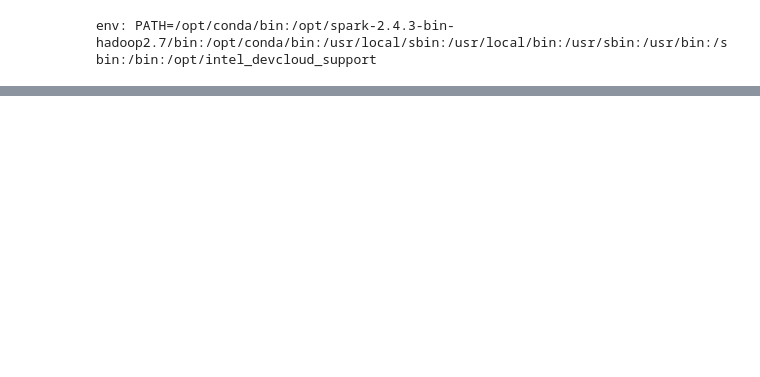
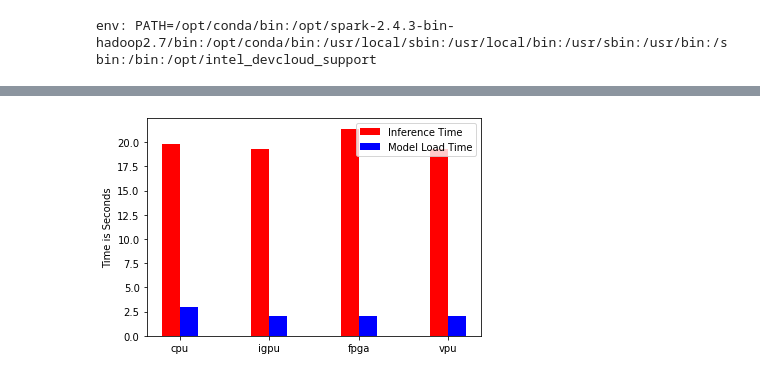
Before and after one commit to Phantom-Gamer/computer-pointer-controller-1, a Jupyter notebook: src/computer-controller.ipynb, the cells around one changed output, grey strips where cells are left out. Drawn from its saved outputs; the diff is of its cells as text; code cells hidden in the pictures; blank space fills up the shorter version.

```diff
--- a/src/computer-controller.ipynb
+++ b/src/computer-controller.ipynb
@@ -122,0 +245,19 @@ os.environ["VIDEO"] = "bin/demo.mp4"
+# %%
+import numpy as np
+
+fig = plt.figure()
+p = fig.add_subplot(111)
+
+width = 0.2
+x = np.arange(len(device_list))
+y1 = p.bar(x, inference_time, width=0.2, color='r', align='center')
+y2 = p.bar(x + width, model_load_time, width=0.2, color='b', align='center')
+
+p.set_ylabel('Time is Seconds')
+p.set_xticks(x + width/2)
+p.set_xticklabels(device_list)
+p.legend( (y1[0], y2[0]), ('Inference Time', 'Model Load Time') )
+
+plt.savefig('fp16_comparison.png')
+# %% [output]
+[figure, added]
```
Also changed, not shown: parts of 40 cells of this notebook, 11 other files.
